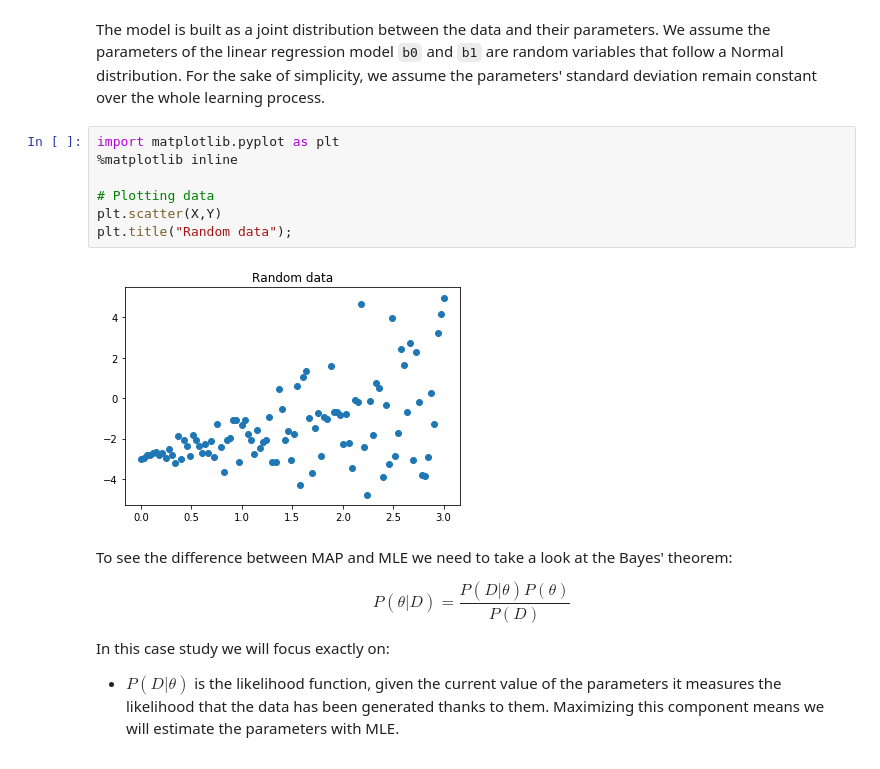
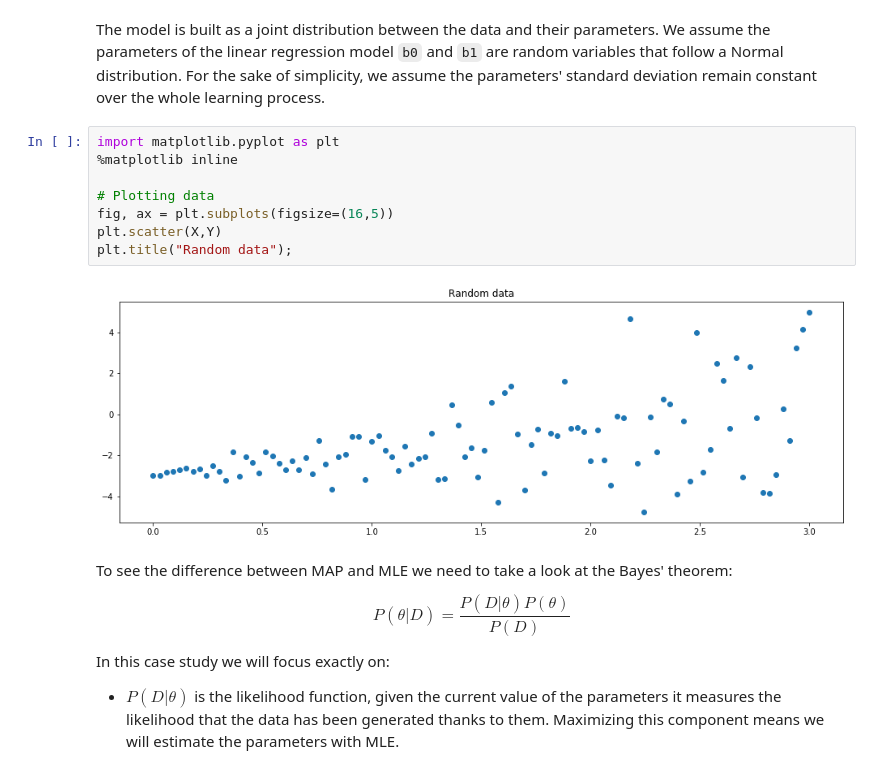
Before and after one commit to pianocode/thelongrun_notebooks, a Jupyter notebook: MAP_tutorial.ipynb, the cells around one changed output. Cells and saved outputs as stored; diff of their text form.

Commit message:
Increase size random data image

```diff
--- a/MAP_tutorial.ipynb
+++ b/MAP_tutorial.ipynb
@@ -28,12 +28,13 @@ The model is built as a joint distribution between the data and their parameters
 # %%
 import matplotlib.pyplot as plt
 %matplotlib inline
 
 # Plotting data
+fig, ax = plt.subplots(figsize=(16,5))
 plt.scatter(X,Y)
 plt.title("Random data");
 # %% [output]
-[figure, old version]
+[figure, new version]
 # %% [markdown]
 To see the difference between MAP and MLE we need to take a look at the Bayes' theorem:
 
```
